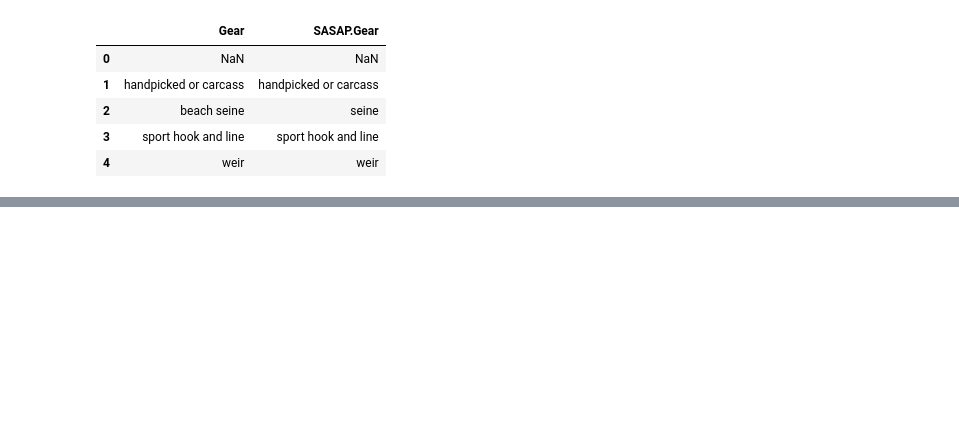
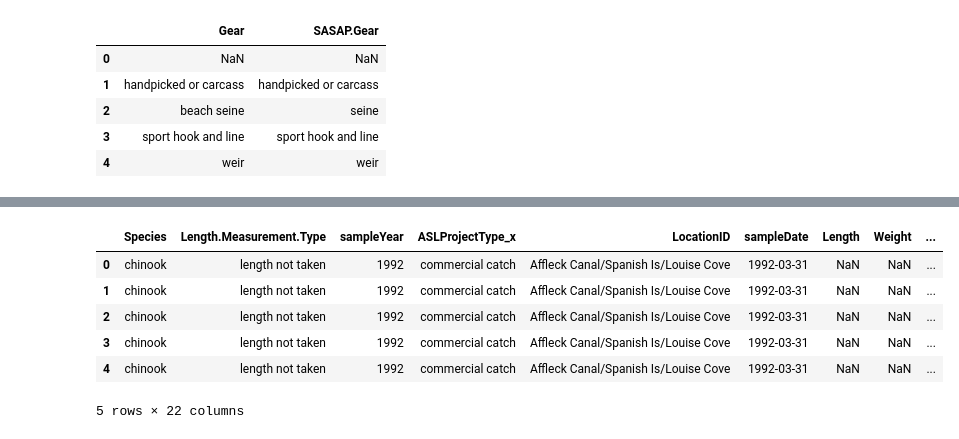
Before and after one commit to sofiiir/eds213-finalproject, a Jupyter notebook: alaska-salmon-master-cleaning.ipynb, the cells around one changed output, grey strips where cells are left out. Drawn from its saved outputs; the diff is of its cells as text; code cells hidden in the pictures; blank space fills up the shorter version.

```diff
--- a/alaska-salmon-master-cleaning.ipynb
+++ b/alaska-salmon-master-cleaning.ipynb
@@ -163,0 +237,13 @@ gear.head()
+# %%
+# join the salmon data with the location data to get the unique location column
+salmon_data = pd.merge(salmon_data, location, how = "inner", on = 'LocationID')
+# %%
+salmon_data.head()
+# %% [output]
+|  | Species | Length.Measurement.Type | sampleYear | ASLProjectType_x | LocationID | sampleDate | Length | Weight | ... |
+| 0 | chinook | length not taken | 1992 | commercial catch | Affleck Canal/Spanish Is/Louise Cove | 1992-03-31 | NaN | NaN | ... |
+| 1 | chinook | length not taken | 1992 | commercial catch | Affleck Canal/Spanish Is/Louise Cove | 1992-03-31 | NaN | NaN | ... |
+| 2 | chinook | length not taken | 1992 | commercial catch | Affleck Canal/Spanish Is/Louise Cove | 1992-03-31 | NaN | NaN | ... |
+| 3 | chinook | length not taken | 1992 | commercial catch | Affleck Canal/Spanish Is/Louise Cove | 1992-03-31 | NaN | NaN | ... |
+| 4 | chinook | length not taken | 1992 | commercial catch | Affleck Canal/Spanish Is/Louise Cove | 1992-03-31 | NaN | NaN | ... |
+5 rows × 22 columns
```
Also changed, not shown: parts of 17 cells of this notebook.
